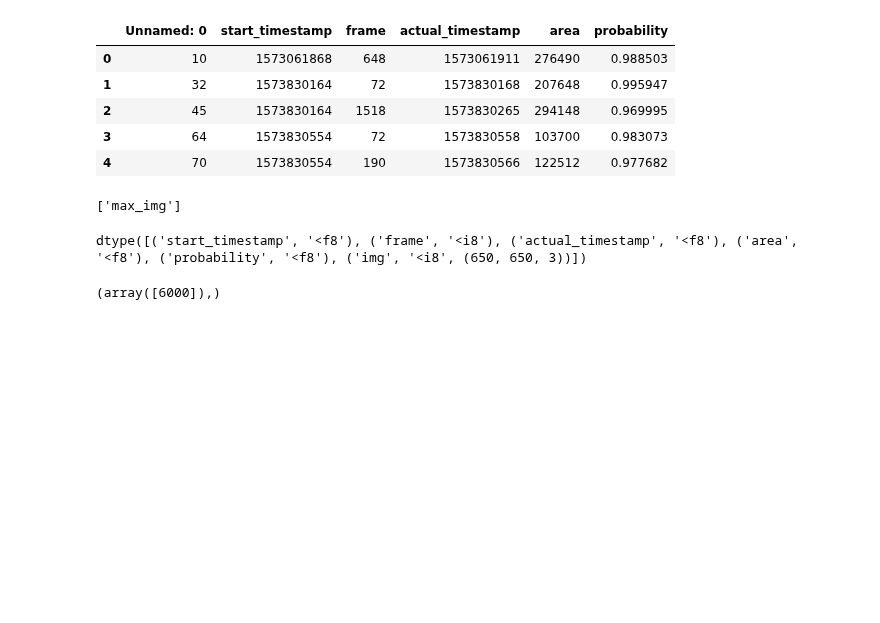
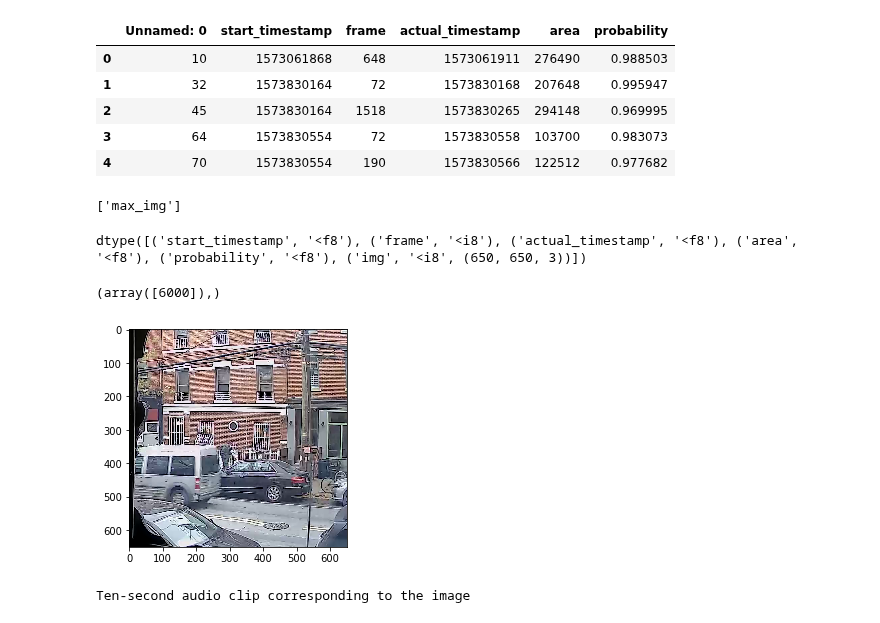
Before and after one commit to marin-hyatt/public-redhook-analysis, a Jupyter notebook: notebooks/Human_Annotation_Tool.ipynb, the cells around one changed output. Saved outputs shown, nothing was run; the diff lists cells and outputs as text; code cells hidden in the pictures; blank space fills up the shorter version.

```diff
--- a/notebooks/Human_Annotation_Tool.ipynb
+++ b/notebooks/Human_Annotation_Tool.ipynb
@@ -171,7 +171,10 @@ def annotate_img(img_arr, start_timestamp, end_timestamp):
     with open('annotation_list.pickle', "wb") as f:
         pickle.dump(annotation_list, f)
 # %%
-annotate_img(max_img, 1573407526, 1573412306)
+annotate_img(max_img, 1573581864, 1573585109)
+# %% [output]
+[figure, added]
+Ten-second audio clip corresponding to the image
 # %%
 with open('annotation_list.pickle', "rb") as f:
         print(len(pickle.load(f)))
```
Also changed, not shown: parts of 2 cells of this notebook, 1 other file.
